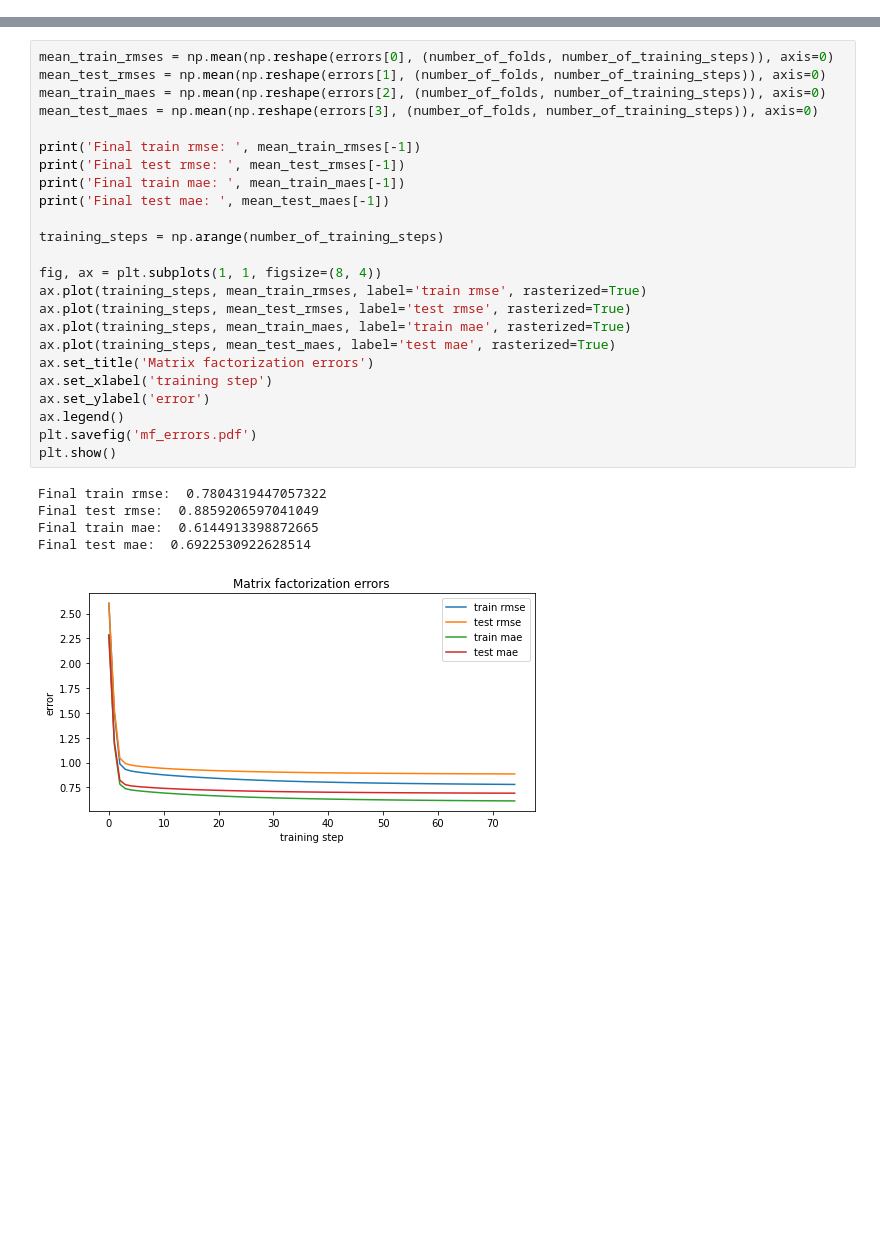
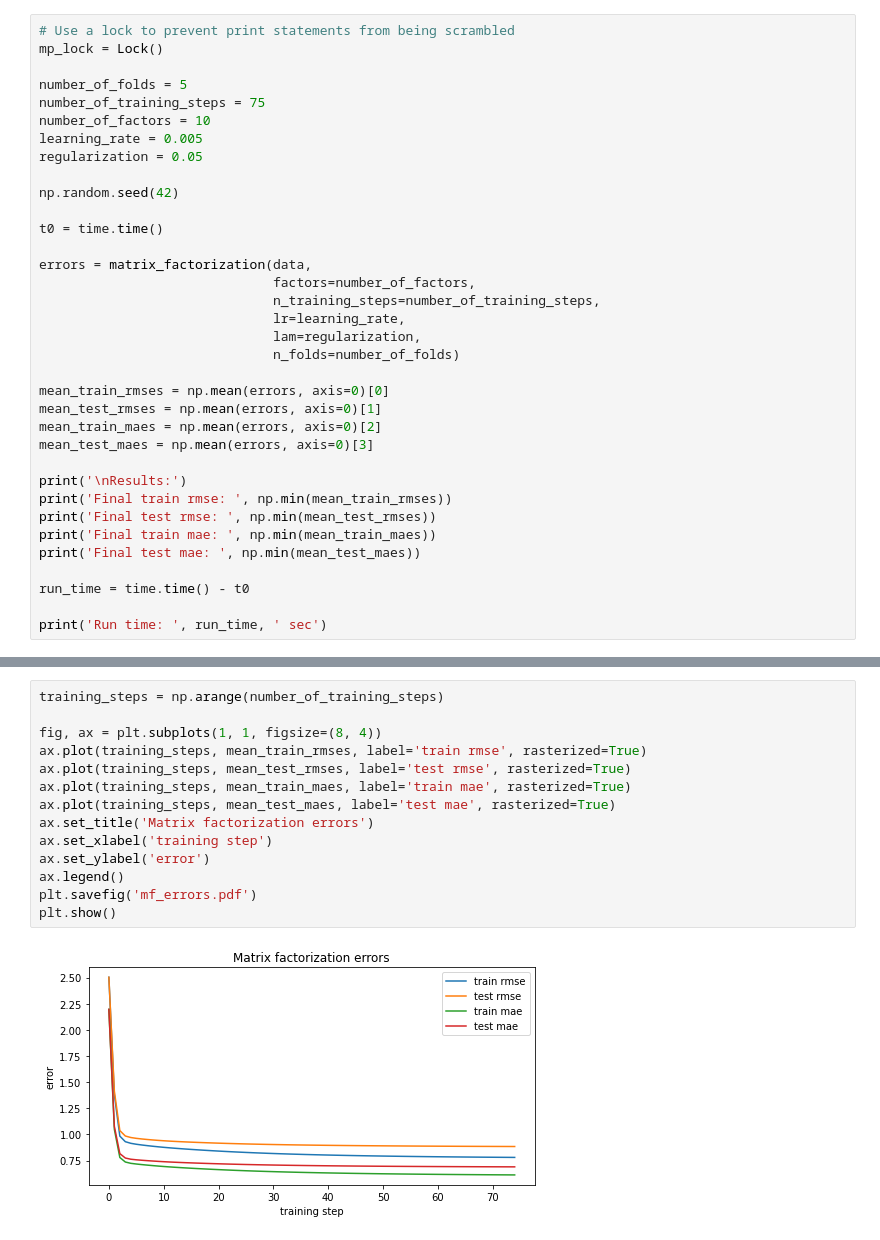
Before and after one commit to MGJvanGroeningen/aidm_assignments_21_22, a Jupyter notebook: assignment1/Assignment1.ipynb, the cells around one changed output, grey strips where cells are left out. Saved outputs shown, nothing was run; the diff lists cells and outputs as text; blank space fills up the shorter version.

```diff
--- a/assignment1/Assignment1.ipynb
+++ b/assignment1/Assignment1.ipynb
@@ -547,0 +417,35 @@ Run time:  851.4256012439728  sec
+# %%
+# Use a lock to prevent print statements from being scrambled
+mp_lock = Lock()
+
+number_of_folds = 5
+number_of_training_steps = 75
+number_of_factors = 10
+learning_rate = 0.005
+regularization = 0.05
+
+np.random.seed(42)
+
+t0 = time.time()
+
+errors = matrix_factorization(data,
+                              factors=number_of_factors,
+                              n_training_steps=number_of_training_steps,
+                              lr=learning_rate,
+                              lam=regularization,
+                              n_folds=number_of_folds)
+
+mean_train_rmses = np.mean(errors, axis=0)[0]
+mean_test_rmses = np.mean(errors, axis=0)[1]
+mean_train_maes = np.mean(errors, axis=0)[2]
+mean_test_maes = np.mean(errors, axis=0)[3]
+
+print('\nResults:')
+print('Final train rmse: ', np.min(mean_train_rmses))
+print('Final test rmse: ', np.min(mean_test_rmses))
+print('Final train mae: ', np.min(mean_train_maes))
+print('Final test mae: ', np.min(mean_test_maes))
+
+run_time = time.time() - t0
+
+print('Run time: ', run_time, ' sec')
@@ -548,30 +472,16 @@ Run time:  851.4256012439728  sec
 # %%
-mean_train_rmses = np.mean(np.reshape(errors[0], (number_of_folds, number_of_training_steps)), axis=0)
-mean_test_rmses = np.mean(np.reshape(errors[1], (number_of_folds, number_of_training_steps)), axis=0)
-mean_train_maes = np.mean(np.reshape(errors[2], (number_of_folds, number_of_training_steps)), axis=0)
-mean_test_maes = np.mean(np.reshape(errors[3], (number_of_folds, number_of_training_steps)), axis=0)
-
-print('Final train rmse: ', mean_train_rmses[-1])
-print('Final test rmse: ', mean_test_rmses[-1])
-print('Final train mae: ', mean_train_maes[-1])
-print('Final test mae: ', mean_test_maes[-1])
-
 training_steps = np.arange(number_of_training_steps)
 
 fig, ax = plt.subplots(1, 1, figsize=(8, 4))
 ax.plot(training_steps, mean_train_rmses, label='train rmse', rasterized=True)
 ax.plot(training_steps, mean_test_rmses, label='test rmse', rasterized=True)
 ax.plot(training_steps, mean_train_maes, label='train mae', rasterized=True)
 ax.plot(training_steps, mean_test_maes, label='test mae', rasterized=True)
 ax.set_title('Matrix factorization errors')
 ax.set_xlabel('training step')
 ax.set_ylabel('error')
 ax.legend()
 plt.savefig('mf_errors.pdf')
 plt.show()
 # %% [output]
-Final train rmse:  0.7804319447057322
-Final test rmse:  0.8859206597041049
-Final train mae:  0.6144913398872665
-Final test mae:  0.6922530922628514
-[figure, old version]
+[figure, new version]
```
Also changed, not shown: parts of 22 cells of this notebook.
